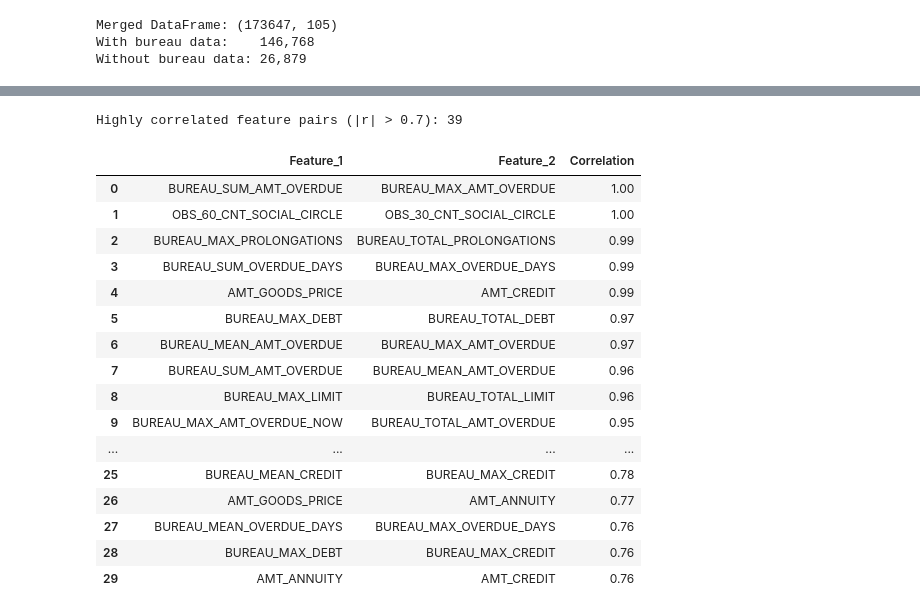
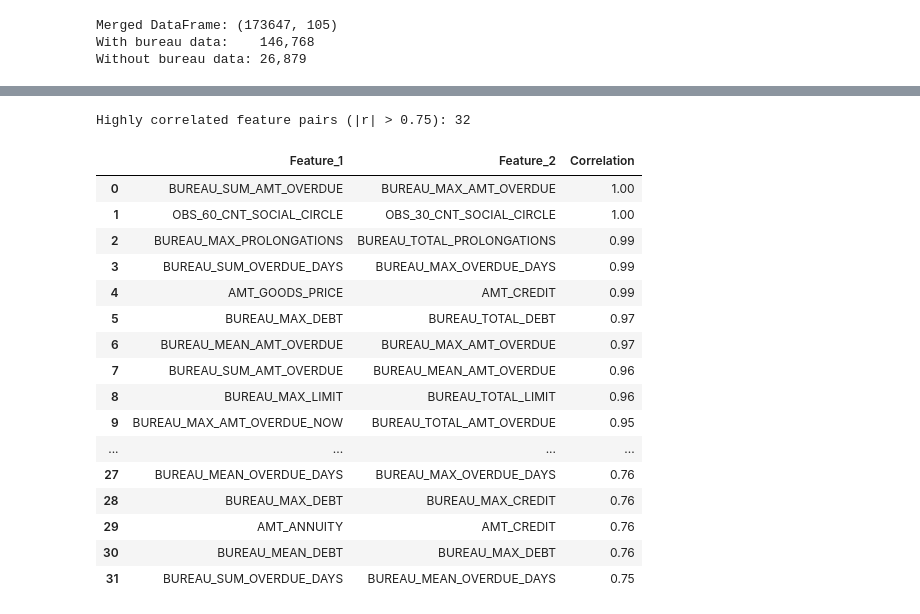
Before and after one commit to spectre-meltdown/IS453-Financial_Analytics-Scorecard_Project, a Jupyter notebook: Saurabh_Final.ipynb, the cells around one changed output, grey strips where cells are left out. Cells and saved outputs as stored; diff of their text form; code cells hidden in the pictures.

```diff
--- a/Saurabh_Final.ipynb
+++ b/Saurabh_Final.ipynb
@@ -560,6 +580,34 @@ print(f"Columns: {bureau_agg.columns.tolist()}")
 # %% [output]
 Bureau aggregated shape: (305811, 43)
 Columns: ['SK_ID_CURR', 'BUREAU_RECORD_COUNT', 'BUREAU_ACTIVE_COUNT', 'BUREAU_CLOSED_COUNT', 'BUREAU_BAD_SOLD_COUNT', 'BUREAU_OLDEST_CREDIT', 'BUREAU_RECENT_CREDIT', 'BUREAU_AVG_CREDIT_AGE', 'BUREAU_M ...
+# %%
+##create new features based on bureau data
+# 1. Bureau Credit Utilisation  (outstanding debt / total credit limit)
+#    Core credit-scoring signal — 90% utilisation >> 30% at same absolute debt
+bureau_agg['BUREAU_DEBT_UTIL'] = (
+    bureau_agg['BUREAU_TOTAL_DEBT'] / bureau_agg['BUREAU_TOTAL_LIMIT']
+).clip(lower=0, upper=5)   # floor at 0 (debt already floored) + cap extreme outliers
+
+
+# 2. Average Prolongations per Bureau Loan  (habitual extension frequency)
+bureau_agg['BUREAU_AVG_PROLONGATIONS'] = (
+    bureau_agg['BUREAU_TOTAL_PROLONGATIONS']
+    / bureau_agg['BUREAU_RECORD_COUNT']
+)
+
+# 3. Bureau Active Rate  (fraction of credits still active)
+#    RECORD_COUNT = ACTIVE + CLOSED + BAD_SOLD is a mathematical identity →
+#    keeping all three causes VIF in the thousands. Convert to rate instead.
+bureau_agg['BUREAU_ACTIVE_RATE'] = (
+    bureau_agg['BUREAU_ACTIVE_COUNT']
+    / bureau_agg['BUREAU_RECORD_COUNT']
+)
+
+# 4. Bureau Bad/Sold Rate  (fraction of credits written off or sold)
+bureau_agg['BUREAU_BAD_SOLD_RATE'] = (
+    bureau_agg['BUREAU_BAD_SOLD_COUNT']
+    / bureau_agg['BUREAU_RECORD_COUNT']
+)
 # %%
 merged_df = group5.merge(bureau_agg, on='SK_ID_CURR', how='left')
 
@@ -792,35 +752,35 @@ BUREAU_EARLIEST_ENDDATE       0.04
 Name: TARGET, dtype: float64
 # %%
-# 2) Highly-correlated feature pairs (|r| > 0.7)
+# 2) Highly-correlated feature pairs (|r| > 0.75)
 upper_tri = corr_matrix.where(
     np.triu(np.ones(corr_matrix.shape), k=1).astype(bool))
 high_corr_pairs = [
     (col, idx, upper_tri.loc[idx, col])
     for col in upper_tri.columns for idx in upper_tri.index
-    if abs(upper_tri.loc[idx, col]) > 0.7
+    if abs(upper_tri.loc[idx, col]) > 0.75
 ]
 high_corr_pairs.sort(key=lambda x: abs(x[2]), reverse=True)
 
-print(f"\nHighly correlated feature pairs (|r| > 0.7): {len(high_corr_pairs)}")
+print(f"\nHighly correlated feature pairs (|r| > 0.75): {len(high_corr_pairs)}")
 high_corr_df = pd.DataFrame(
     high_corr_pairs, columns=['Feature_1', 'Feature_2', 'Correlation'])
-display(high_corr_df.head(30))
+display(high_corr_df)
 # %% [output]
-Highly correlated feature pairs (|r| > 0.7): 39
+Highly correlated feature pairs (|r| > 0.75): 32
 |  | Feature_1 | Feature_2 | Correlation |
 | 0 | BUREAU_SUM_AMT_OVERDUE | BUREAU_MAX_AMT_OVERDUE | 1.00 |
 | 1 | OBS_60_CNT_SOCIAL_CIRCLE | OBS_30_CNT_SOCIAL_CIRCLE | 1.00 |
 | 2 | BUREAU_MAX_PROLONGATIONS | BUREAU_TOTAL_PROLONGATIONS | 0.99 |
 | 3 | BUREAU_SUM_OVERDUE_DAYS | BUREAU_MAX_OVERDUE_DAYS | 0.99 |
 | 4 | AMT_GOODS_PRICE | AMT_CREDIT | 0.99 |
 | 5 | BUREAU_MAX_DEBT | BUREAU_TOTAL_DEBT | 0.97 |
 | 6 | BUREAU_MEAN_AMT_OVERDUE | BUREAU_MAX_AMT_OVERDUE | 0.97 |
 | 7 | BUREAU_SUM_AMT_OVERDUE | BUREAU_MEAN_AMT_OVERDUE | 0.96 |
 | 8 | BUREAU_MAX_LIMIT | BUREAU_TOTAL_LIMIT | 0.96 |
 | 9 | BUREAU_MAX_AMT_OVERDUE_NOW | BUREAU_TOTAL_AMT_OVERDUE | 0.95 |
 | ... | ... | ... | ... |
-| 25 | BUREAU_MEAN_CREDIT | BUREAU_MAX_CREDIT | 0.78 |
-| 26 | AMT_GOODS_PRICE | AMT_ANNUITY | 0.77 |
 | 27 | BUREAU_MEAN_OVERDUE_DAYS | BUREAU_MAX_OVERDUE_DAYS | 0.76 |
 | 28 | BUREAU_MAX_DEBT | BUREAU_MAX_CREDIT | 0.76 |
 | 29 | AMT_ANNUITY | AMT_CREDIT | 0.76 |
+| 30 | BUREAU_MEAN_DEBT | BUREAU_MAX_DEBT | 0.76 |
+| 31 | BUREAU_SUM_OVERDUE_DAYS | BUREAU_MEAN_OVERDUE_DAYS | 0.75 |
```
Also changed, not shown: parts of 25 cells of this notebook, 1 other file.
